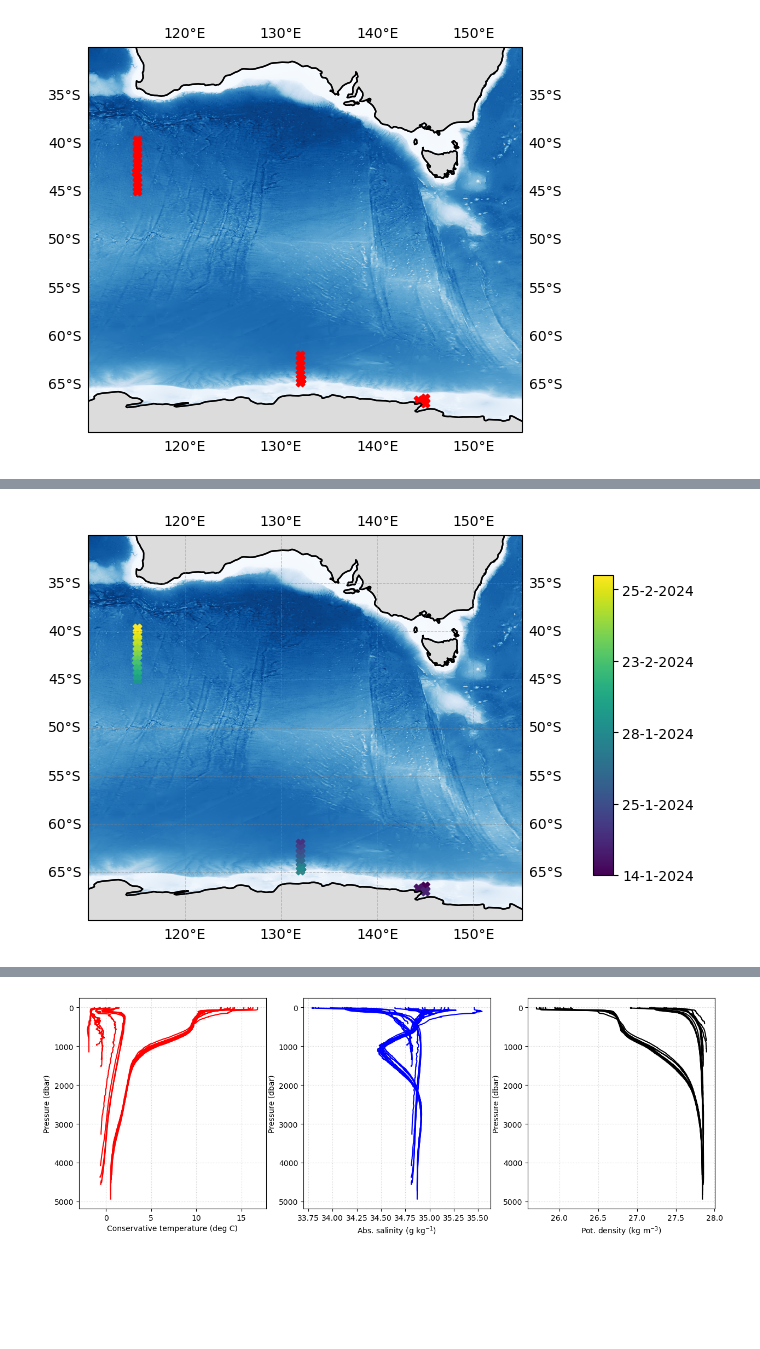
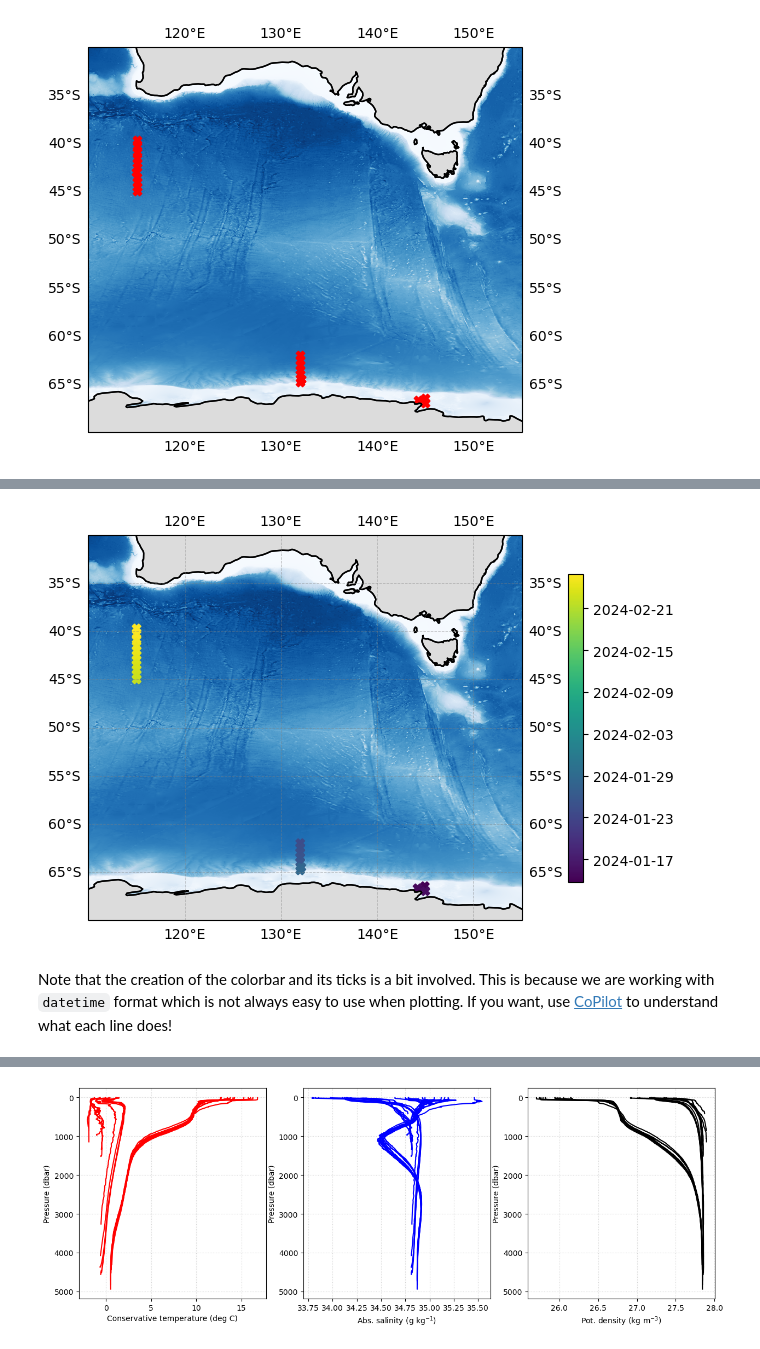
Before and after one commit to julia-neme/KSA_Observations_Modelling, a Jupyter notebook: Class1/2_Multiple_CTDs.ipynb, the cells around one changed output, grey strips where cells are left out. Saved outputs shown, nothing was run; the diff lists cells and outputs as text; code cells hidden in the pictures; blank space fills up the shorter version.

```diff
--- a/Class1/2_Multiple_CTDs.ipynb
+++ b/Class1/2_Multiple_CTDs.ipynb
@@ -51,0 +58,4 @@ Let's create a map where we can see the locations of all CTD profiles in our dat
+# %%
+lat = []
+lon = []
+time = []
@@ -52,13 +64,5 @@ Let's create a map where we can see the locations of all CTD profiles in our dat
 # %%
-lat = []
-lon = []
-date = []
 for i in range(0, len(CTDs)):
-    lat.append(CTDs[i]['latitude'])
-    lon.append(CTDs[i]['longitude'])
-
-    year = CTDs[i]['time.year'].item()
-    mon = CTDs[i]['time.month'].item()
-    day = CTDs[i]['time.day'].item()
-
-    date.append(str(day)+'-'+str(mon)+'-'+str(year))
+    lat.append(CTDs[i]['latitude'].values)
+    lon.append(CTDs[i]['longitude'].values)
+    time.append(CTDs[i]['time'].values)
@@ -135,31 +202,30 @@ colors = plt.get_cmap('viridis')(np.linspace(0, 1, len(CTDs)))
 # %%
-fig = plt.figure(figsize = (10, 5))
+fig = plt.figure(figsize = (12, 5))
 ax = fig.add_subplot(projection = ccrs.PlateCarree(central_longitude = 130))
 ax.set_extent([110, 155, -70, -30], crs = ccrs.PlateCarree())
 ax.add_feature(cft.NaturalEarthFeature('physical', 'land', '50m',
                                         edgecolor='black',
                                         facecolor='gainsboro'))
 ax.coastlines(resolution = "50m")
 gl = ax.gridlines(draw_labels = True, linewidth = 0.5, color = 'gray', alpha = 0.5, linestyle = '--')
 gl.xformatter = ccrs.cartopy.mpl.ticker.LongitudeFormatter()
 gl.yformatter = ccrs.cartopy.mpl.ticker.LatitudeFormatter()
 
 bathymetry['z'].plot.pcolormesh(ax = ax, add_colorbar = False,
                                 cmap = 'Blues_r', vmax = 0.1, vmin = -6000,
                                 transform = ccrs.PlateCarree());
 
-for i in range(0, len(CTDs)):
-    ax.scatter(lon[i], lat[i], marker = 'X', color = colors[i], transform = ccrs.PlateCarree());
-
-# Add a colorbar with dates to reference each profile location
-cax = fig.add_axes([.8, 0.2, 0.02, 0.6])
-mapper = ScalarMappable(cmap = 'viridis')
-mapper.set_array(np.arange(0, len(CTDs), 1))
-cbar = plt.colorbar(mapper, cax = cax)
-cbar.set_ticks(np.arange(0, len(CTDs), 5))
-cbar.set_ticklabels(date[::5]);
+loc_plot = ax.scatter(lon, lat, c = time, marker = 'X', cmap = 'viridis', transform = ccrs.PlateCarree());
+# Create a colorbar with the appropriate ticks!
+cbar = plt.colorbar(loc_plot, shrink = 0.8)
+ticks = cbar.get_ticks()
+tick_labels = [pd.to_datetime(tick).date() for tick in ticks]
+cbar.set_ticks(ticks[1:-1])
+cbar.set_ticklabels(tick_labels[1:-1])
 # %% [output]
-[figure, old version]
+[figure, new version]
+# %% [markdown]
+Note that the creation of the colorbar and its ticks is a bit involved. This is because we are working with `datetime` format which is not always easy to use when plotting. If you want, use [CoPilot](https://copilot.microsoft.com/) to understand what each line does!
 # %% [markdown]
 ## Plot the data
 
```
Also changed, not shown: parts of 32 cells of this notebook, 2 other files.
